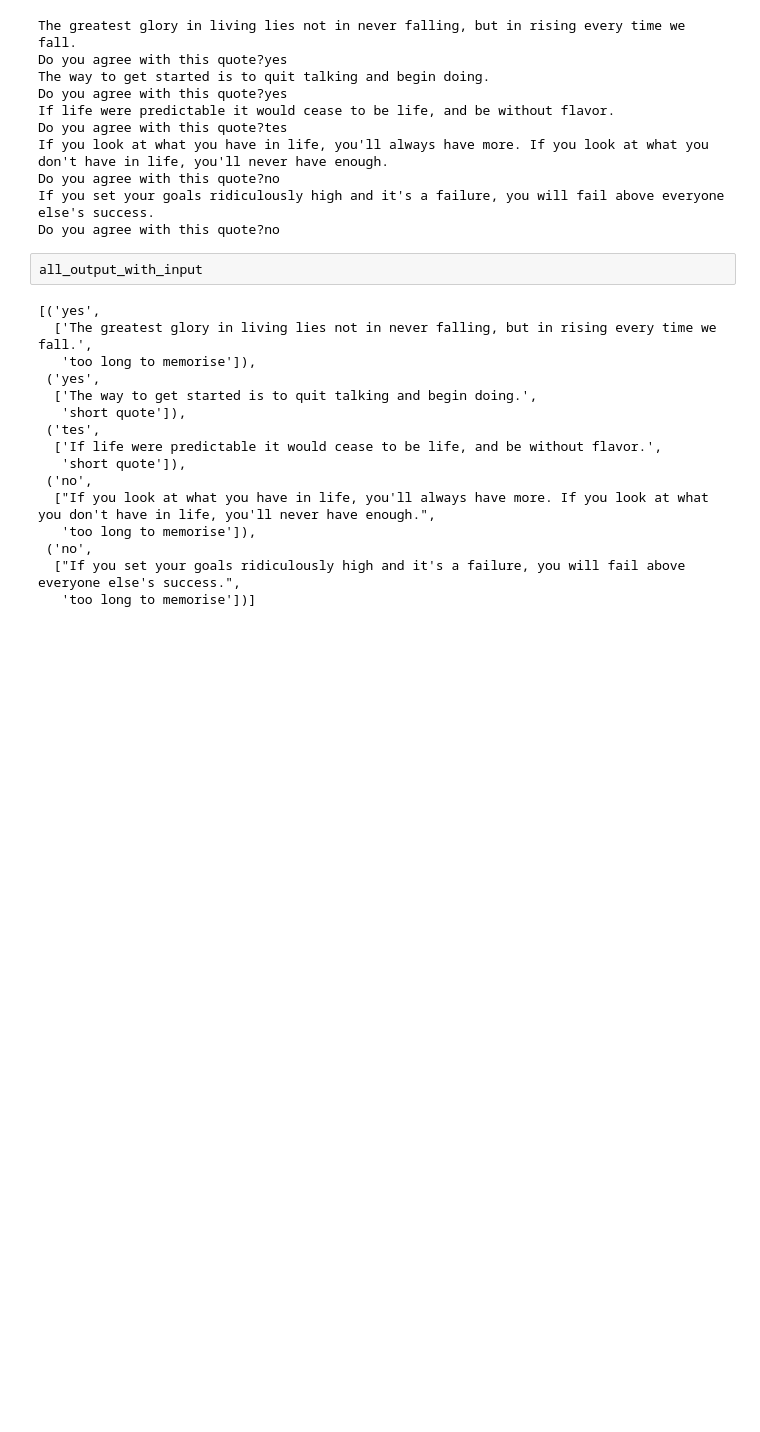
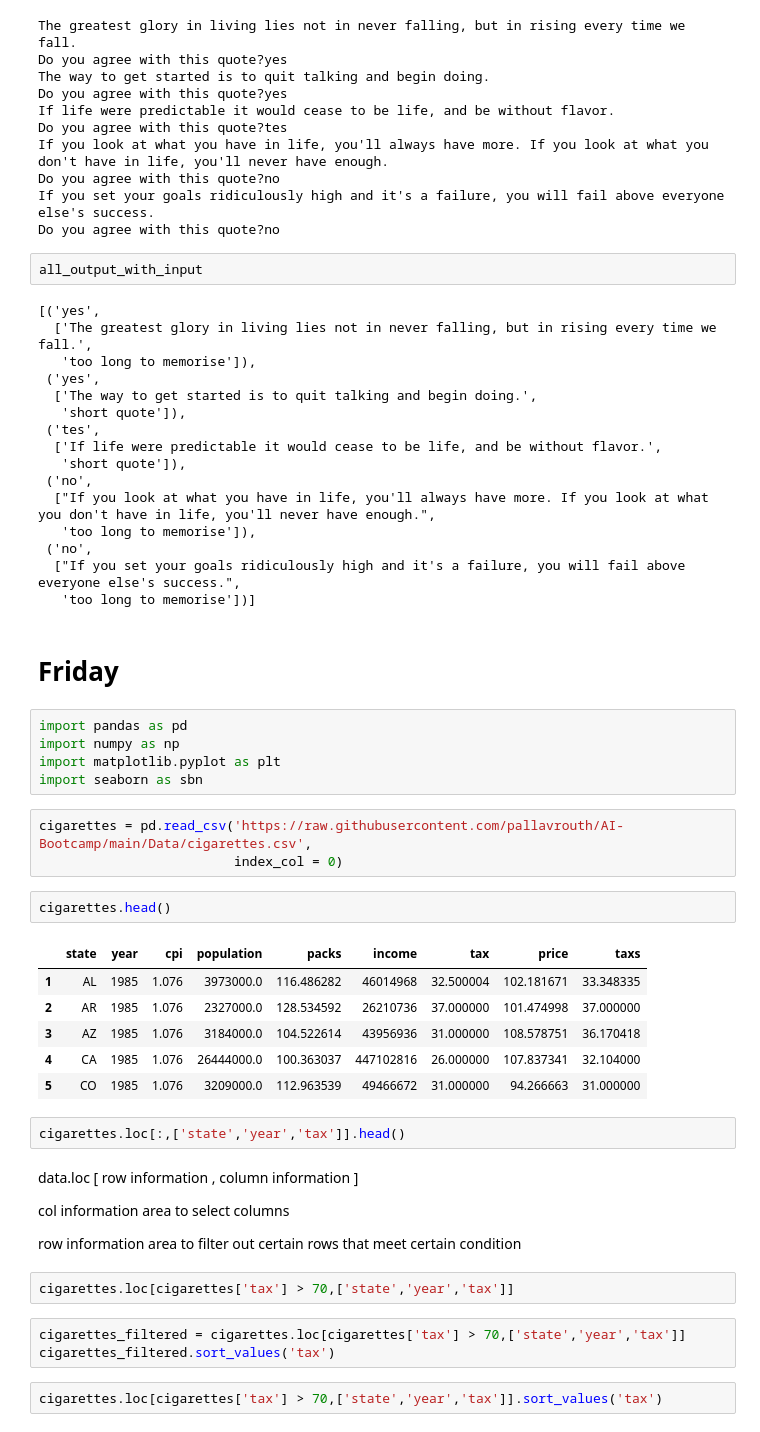
Before and after one commit to pallavrouth/AI-Bootcamp, a Jupyter notebook: Labs/Week2lab.ipynb, the cells around one changed output. Saved outputs shown, nothing was run; the diff lists cells and outputs as text; blank space fills up the shorter version.

```diff
--- a/Labs/Week2lab.ipynb
+++ b/Labs/Week2lab.ipynb
@@ -305,3 +305,37 @@ all_output_with_input
  ('no',
   ["If you set your goals ridiculously high and it's a failure, you will fail above everyone else's success.",
    'too long to memorise'])]
+# %% [markdown]
+# Friday
+# %%
+import pandas as pd
+import numpy as np
+import matplotlib.pyplot as plt
+import seaborn as sbn
+# %%
+cigarettes = pd.read_csv('https://raw.githubusercontent.com/pallavrouth/AI-Bootcamp/main/Data/cigarettes.csv',
+                         index_col = 0)
+# %%
+cigarettes.head()
+# %% [output]
+|  | state | year | cpi | population | packs | income | tax | price | taxs |
+| 1 | AL | 1985 | 1.076 | 3973000.0 | 116.486282 | 46014968 | 32.500004 | 102.181671 | 33.348335 |
+| 2 | AR | 1985 | 1.076 | 2327000.0 | 128.534592 | 26210736 | 37.000000 | 101.474998 | 37.000000 |
+| 3 | AZ | 1985 | 1.076 | 3184000.0 | 104.522614 | 43956936 | 31.000000 | 108.578751 | 36.170418 |
+| 4 | CA | 1985 | 1.076 | 26444000.0 | 100.363037 | 447102816 | 26.000000 | 107.837341 | 32.104000 |
+| 5 | CO | 1985 | 1.076 | 3209000.0 | 112.963539 | 49466672 | 31.000000 | 94.266663 | 31.000000 |
+# %%
+cigarettes.loc[:,['state','year','tax']].head()
+# %% [markdown]
+data.loc [ row information , column information ]
+
+col information area to select columns
+
+row information area to filter out certain rows that meet certain condition
+# %%
+cigarettes.loc[cigarettes['tax'] > 70,['state','year','tax']]
+# %%
+cigarettes_filtered = cigarettes.loc[cigarettes['tax'] > 70,['state','year','tax']]
+cigarettes_filtered.sort_values('tax')
+# %%
+cigarettes.loc[cigarettes['tax'] > 70,['state','year','tax']].sort_values('tax')
```
Also changed, not shown: parts of 25 cells of this notebook.
